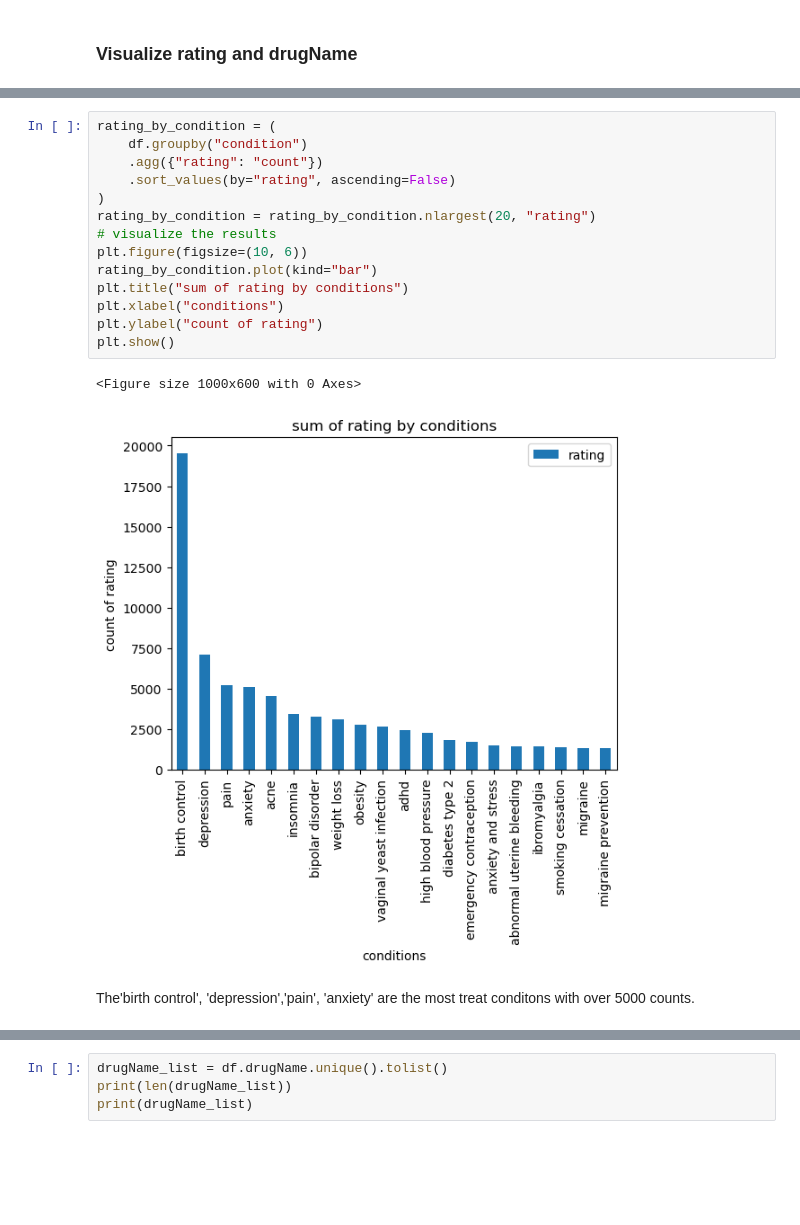
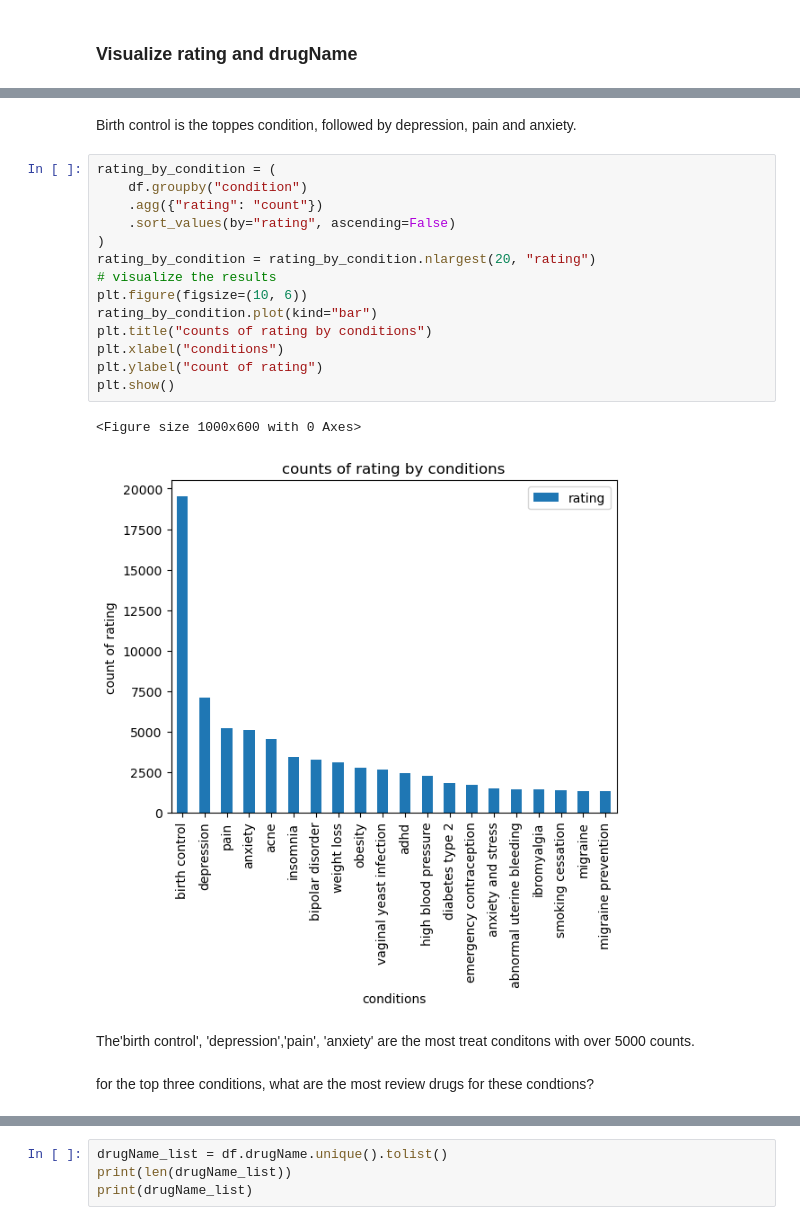
Before and after one commit to Gardenialover/Capstone_Three_Project, a Jupyter notebook: notebooks/data wranging and EDA .ipynb, the cells around one changed output, grey strips where cells are left out. Drawn from its saved outputs; the diff is of its cells as text; blank space fills up the shorter version.

```diff
--- a/notebooks/data wranging and EDA .ipynb
+++ b/notebooks/data wranging and EDA .ipynb
@@ -315,19 +330,23 @@ array(['left ventricular dysfunction', 'adhd', 'birth control',
+# %% [markdown]
+Birth control is the toppes condition, followed by depression, pain and anxiety.
 # %%
 rating_by_condition = (
     df.groupby("condition")
     .agg({"rating": "count"})
     .sort_values(by="rating", ascending=False)
 )
 rating_by_condition = rating_by_condition.nlargest(20, "rating")
 # visualize the results
 plt.figure(figsize=(10, 6))
 rating_by_condition.plot(kind="bar")
-plt.title("sum of rating by conditions")
+plt.title("counts of rating by conditions")
 plt.xlabel("conditions")
 plt.ylabel("count of rating")
 plt.show()
 # %% [output]
 <Figure size 1000x600 with 0 Axes>
-[figure, old version]
+[figure, new version]
 # %% [markdown]
 The'birth control', 'depression','pain', 'anxiety' are the most treat conditons with over 5000 counts.
+# %% [markdown]
+for the top three conditions, what are the most review drugs for these condtions?
```
Also changed, not shown: parts of 26 cells of this notebook.
